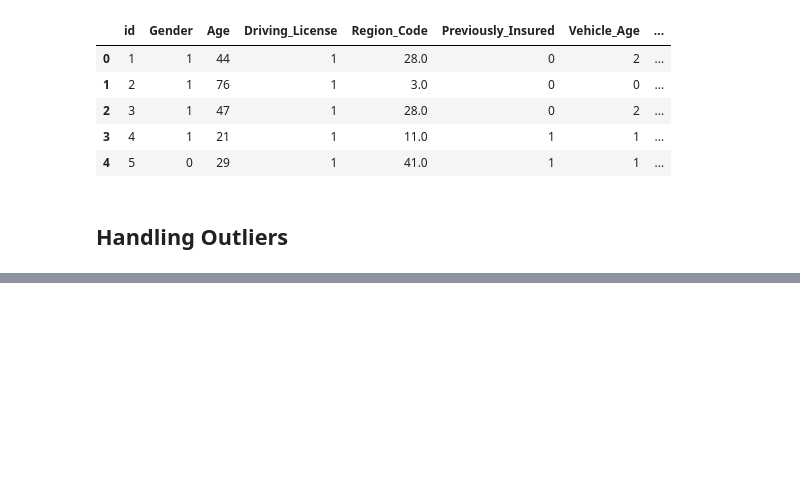
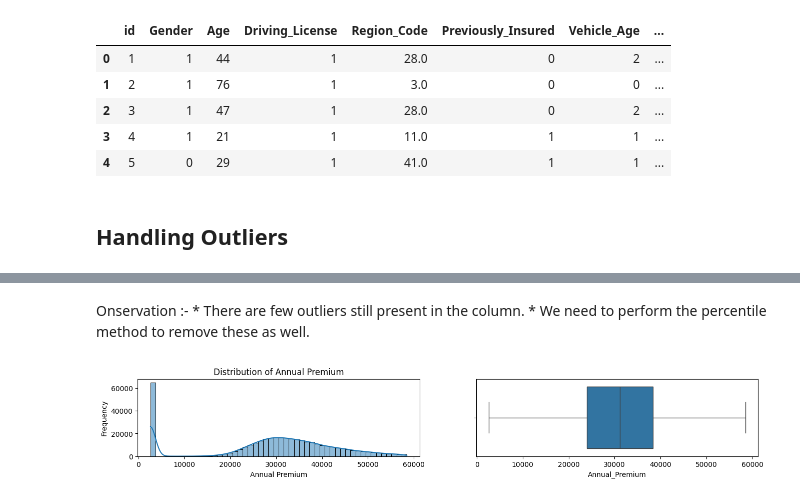
Before and after one commit to Ash99-commits/ML_Health_Insurance_Customers_CrossSell_Prediction, a Jupyter notebook: Health2Vehicle_CrossSell_Insurance_Prediction_by_Ashwani_Kumar_Patra.ipynb, the cells around one changed output, grey strips where cells are left out. Saved outputs shown, nothing was run; the diff lists cells and outputs as text; code cells hidden in the pictures; blank space fills up the shorter version.

```diff
--- a/Health2Vehicle_CrossSell_Insurance_Prediction_by_Ashwani_Kumar_Patra.ipynb
+++ b/Health2Vehicle_CrossSell_Insurance_Prediction_by_Ashwani_Kumar_Patra.ipynb
@@ -649,0 +747,34 @@ model_features.head()
+# %% [markdown]
+Onservation :-
+    * There are few outliers still present in the column.
+    * We need to perform the percentile method to remove these as well.
+# %%
+# Removing 1 percentile values only from both sides
+lower_percentile = 1
+upper_percentile = 99
+
+# Calculating the percentile values
+lower_bound = model_features['Annual_Premium'].quantile(lower_percentile / 100)
+upper_bound = model_features['Annual_Premium'].quantile(upper_percentile / 100)
+
+# Filtering the data to keep only values within the percentile range
+model_features = model_features[(model_features['Annual_Premium'] >= lower_bound) & (model_features['Annual_Premium'] <= upper_bound)]
+# %%
+# Checking again whether the outliers are all dropped or not !!
+
+plt.figure(figsize=(16, 2))
+
+# First subplot: Histogram (Distribution)
+plt.subplot(1, 2, 1)
+sns.histplot(model_features[model_features['Annual_Premium'] < 100000]['Annual_Premium'], bins=50, kde=True) # Limiting to 100000 for better visualization
+plt.title('Distribution of Annual Premium')
+plt.xlabel('Annual Premium')
+plt.ylabel('Frequency')
+
+# Second subplot: Boxplot
+plt.subplot(1, 2, 2)
+sns.boxplot(x=model_features['Annual_Premium'])
+
+plt.show()
+# %% [output]
+[figure, added]
```
Also changed, not shown: parts of 16 cells of this notebook.
